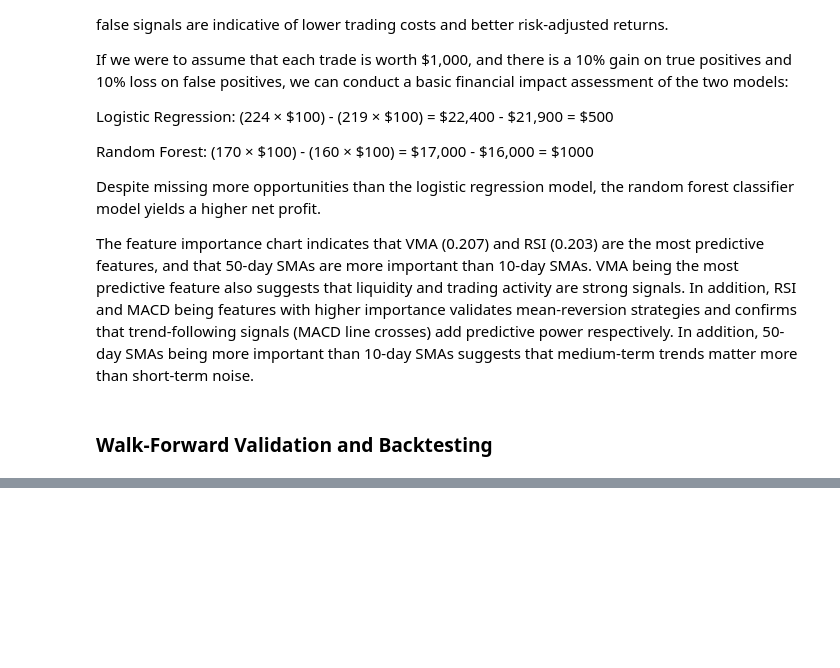
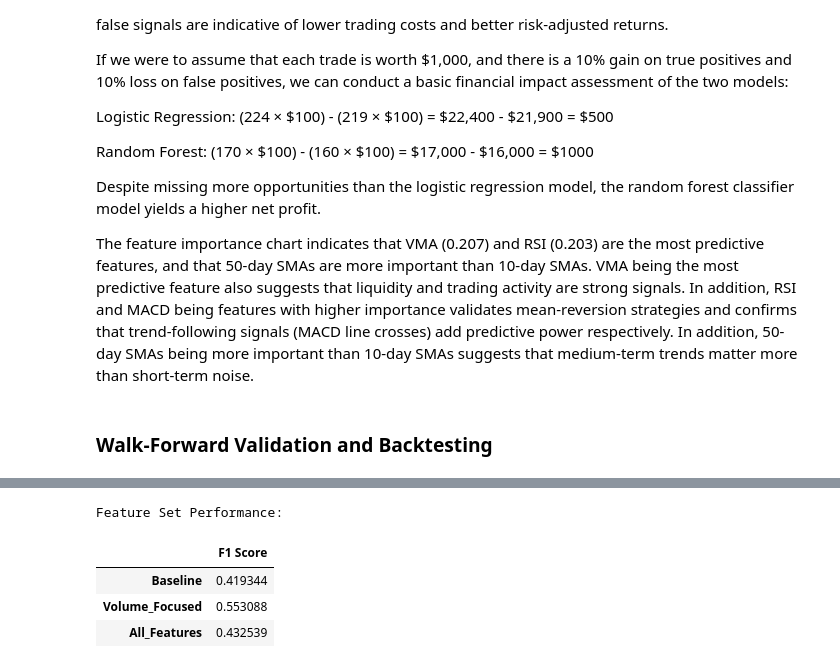
Before and after one commit to alanywang25/bootcamp_alan_wang, a Jupyter notebook: project/notebooks/final_project.ipynb, the cells around one changed output, grey strips where cells are left out. Drawn from its saved outputs; the diff is of its cells as text; code cells hidden in the pictures; blank space fills up the shorter version.

```diff
--- a/project/notebooks/final_project.ipynb
+++ b/project/notebooks/final_project.ipynb
@@ -175,0 +286,31 @@ The feature importance chart indicates that VMA (0.207) and RSI (0.203) are the
+# %%
+results = {}
+model = RandomForestClassifier(n_estimators=100, random_state=42)
+
+for name, features in feature_sets.items():
+    # Create clean X and y with aligned indices
+    X = clean_data[features].copy()
+    y = (clean_data['Return'] > 0).copy()
+
+    # Drop rows with NaN in ANY column (features or target)
+    valid_idx = X.dropna().index.intersection(y.dropna().index)
+    X_clean = X.loc[valid_idx]
+    y_clean = y.loc[valid_idx]
+
+    # Skip if no valid data
+    if len(X_clean) == 0:
+        print(f"Skipping {name} (no valid data after cleaning)")
+        continue
+
+    # Evaluate
+    score = evaluate_features(X_clean, y_clean, model)
+    results[name] = score
+
+print("Feature Set Performance:")
+pd.DataFrame.from_dict(results, orient='index', columns=['F1 Score'])
+# %% [output]
+Feature Set Performance:
+|  | F1 Score |
+| Baseline | 0.419344 |
+| Volume_Focused | 0.553088 |
+| All_Features | 0.432539 |
```
Also changed, not shown: parts of 10 cells of this notebook, 3 other files.
